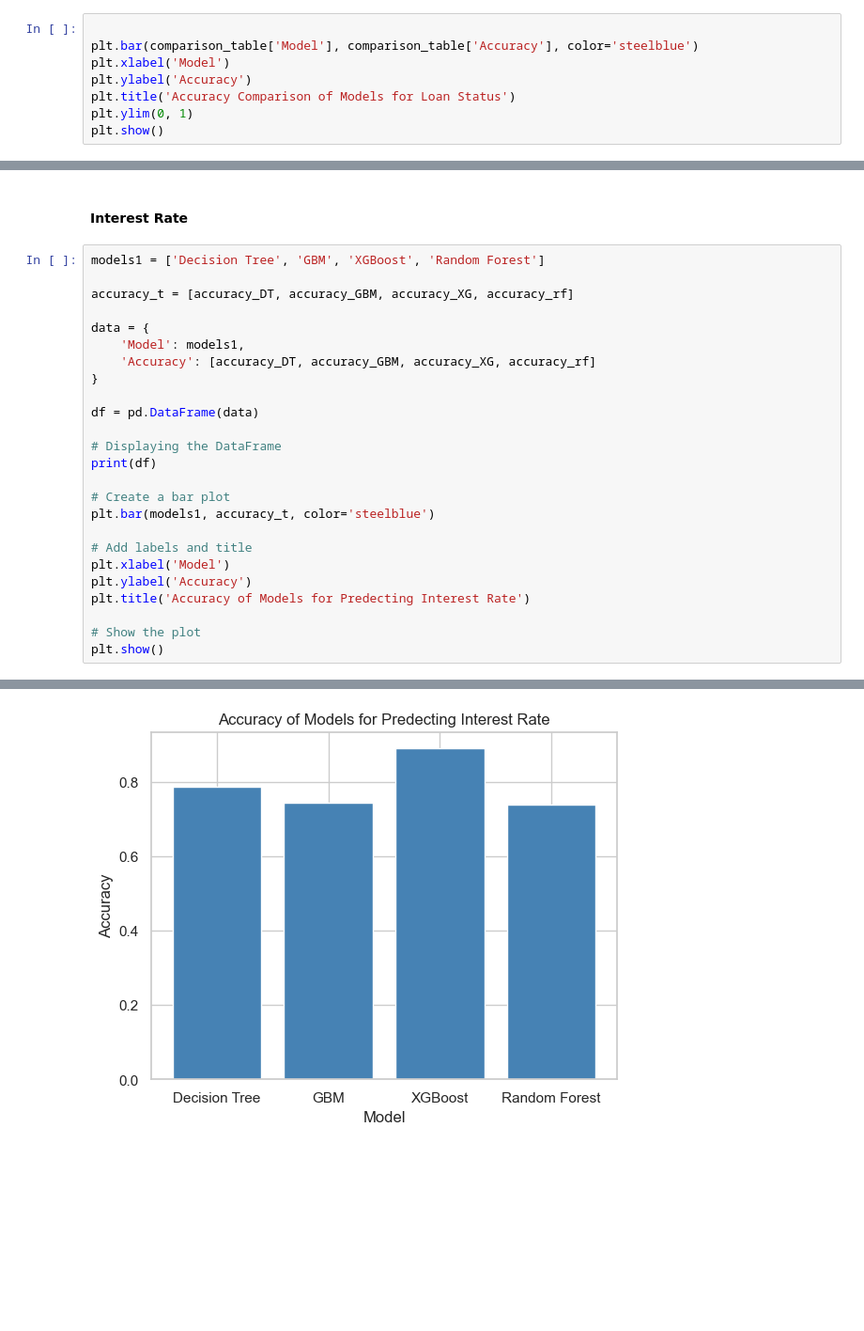
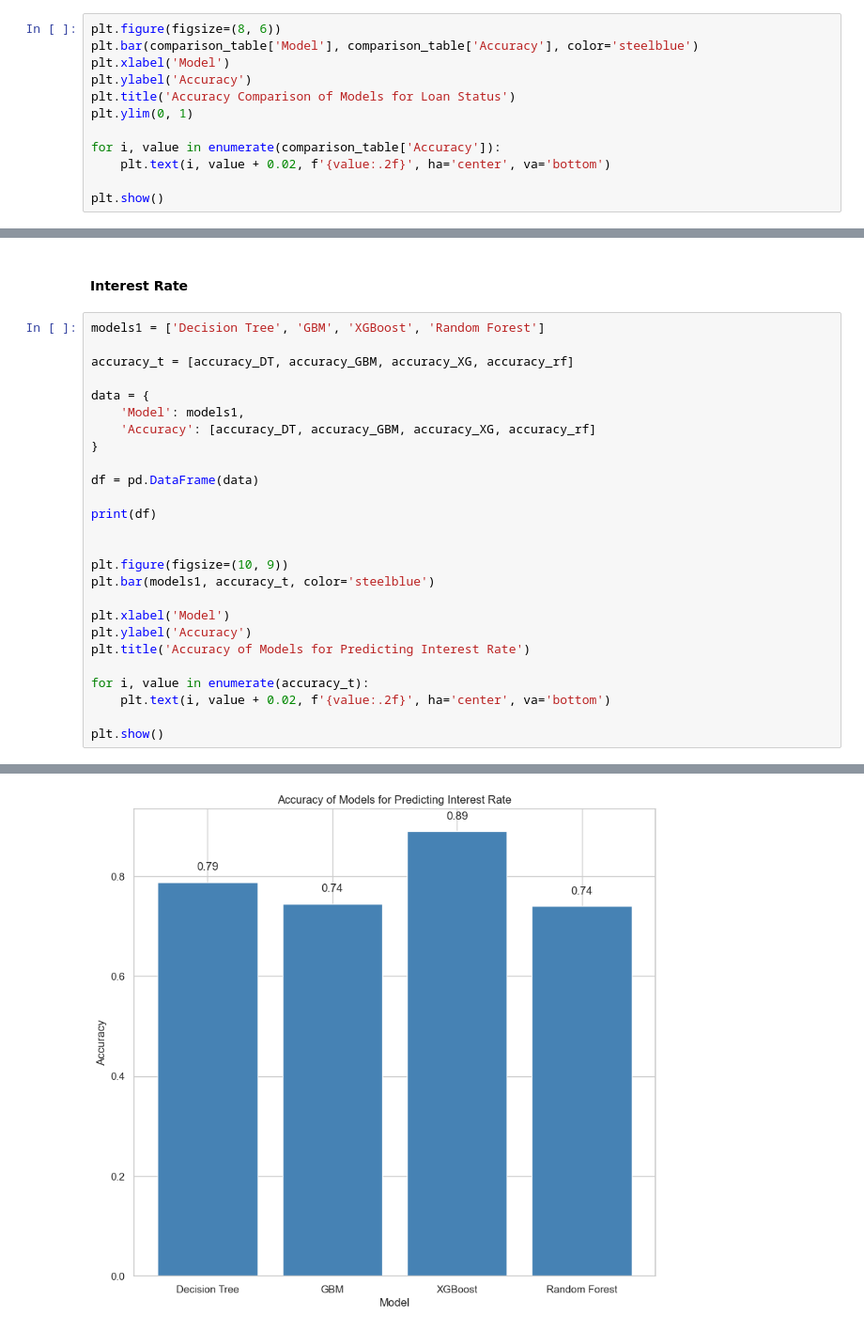
Before and after one commit to likith2201/BankLoanCaseStudy_Project, a Jupyter notebook: BankingLoanCaseStudy.ipynb, the cells around one changed output, grey strips where cells are left out. Shown at 94% size. Drawn from its saved outputs; the diff is of its cells as text; blank space fills up the shorter version.

Commit message:
Updated the ML plots

```diff
--- a/BankingLoanCaseStudy.ipynb
+++ b/BankingLoanCaseStudy.ipynb
@@ -1697,11 +1761,15 @@ print(comparison_table)
 2  Random Forest  0.851009   0.856258  0.991872  0.919089
 3  Decision Tree  0.755549   0.864403  0.846215  0.855213
 # %%
-
+plt.figure(figsize=(8, 6))
 plt.bar(comparison_table['Model'], comparison_table['Accuracy'], color='steelblue')
 plt.xlabel('Model')
 plt.ylabel('Accuracy')
 plt.title('Accuracy Comparison of Models for Loan Status')
 plt.ylim(0, 1)
+
+for i, value in enumerate(comparison_table['Accuracy']):
+    plt.text(i, value + 0.02, f'{value:.2f}', ha='center', va='bottom')
+
 plt.show()
 # %% [output]
@@ -1711,32 +1779,33 @@ plt.show()
 # %%
 models1 = ['Decision Tree', 'GBM', 'XGBoost', 'Random Forest']
 
 accuracy_t = [accuracy_DT, accuracy_GBM, accuracy_XG, accuracy_rf]
 
 data = {
     'Model': models1,
     'Accuracy': [accuracy_DT, accuracy_GBM, accuracy_XG, accuracy_rf]
 }
 
 df = pd.DataFrame(data)
 
-# Displaying the DataFrame
 print(df)
 
-# Create a bar plot
+
+plt.figure(figsize=(10, 9))
 plt.bar(models1, accuracy_t, color='steelblue')
 
-# Add labels and title
 plt.xlabel('Model')
 plt.ylabel('Accuracy')
-plt.title('Accuracy of Models for Predecting Interest Rate')
+plt.title('Accuracy of Models for Predicting Interest Rate')
 
-# Show the plot
+for i, value in enumerate(accuracy_t):
+    plt.text(i, value + 0.02, f'{value:.2f}', ha='center', va='bottom')
+
 plt.show()
 # %% [output]
            Model  Accuracy
 0  Decision Tree  0.787973
 1            GBM  0.744686
 2        XGBoost  0.889839
 3  Random Forest  0.740021
-[figure, old version]
+[figure, new version]
```
Also changed, not shown: parts of 7 cells of this notebook.
